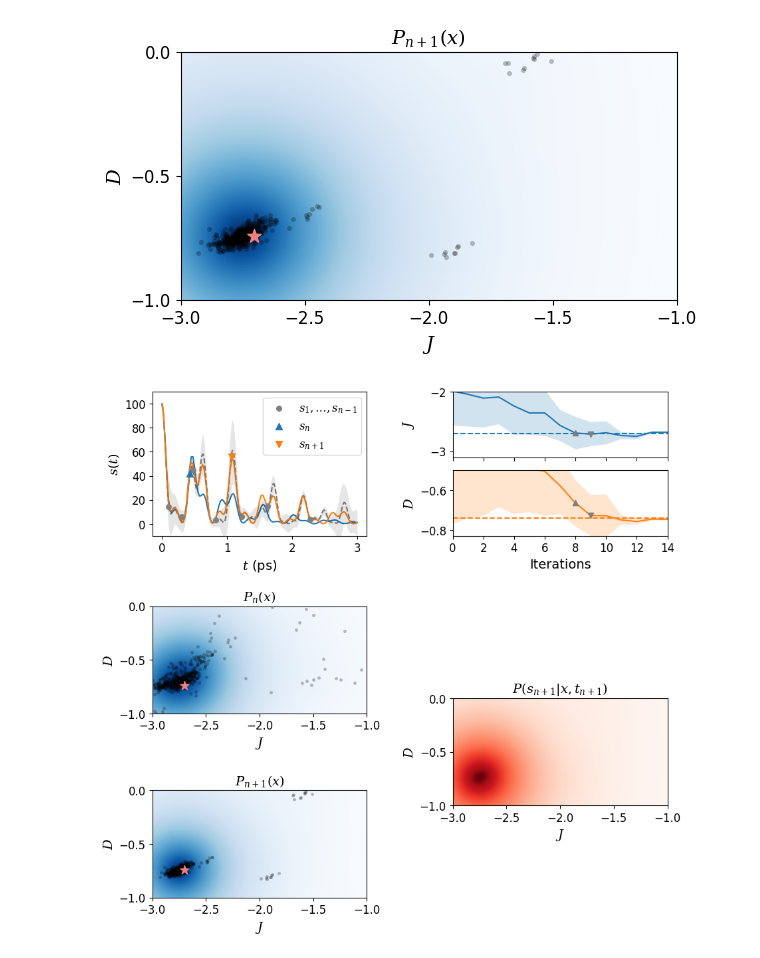
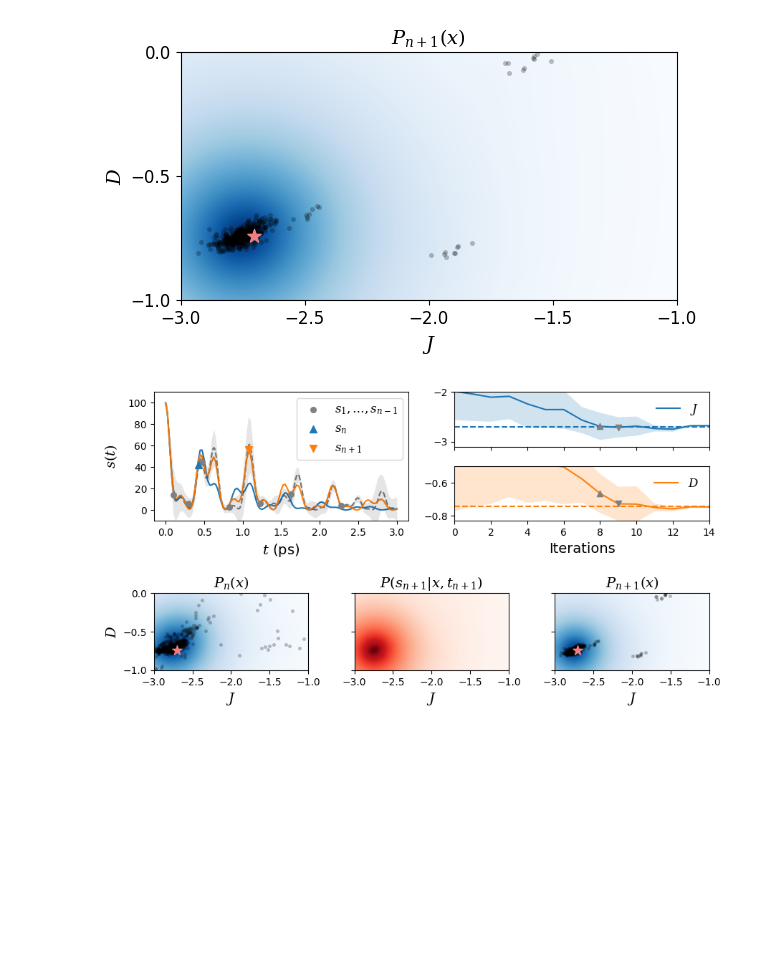
Before and after one commit to zhantaochen/ML-XPFS_Steering, a Jupyter notebook: postproc_bayesian_plot.ipynb, the cells around one changed output. Cells and saved outputs as stored; diff of their text form; code cells hidden in the pictures; blank space fills up the shorter version.

Commit message:
more plotting updates

```diff
--- a/postproc_bayesian_plot.ipynb
+++ b/postproc_bayesian_plot.ipynb
@@ -159,13 +161,15 @@ Text(0.5, 1.0, '$P_{n+1}(x)$')
 # %%
 import matplotlib.ticker as plticker
 
+plt.rc('xtick', labelsize=10)    # fontsize of the tick labels
+plt.rc('ytick', labelsize=10)    # fontsize of the tick labels
 xloc = plticker.MultipleLocator(base=0.5) # this locator puts ticks at regular intervals
 yloc = plticker.MultipleLocator(base=0.5) # this locator puts ticks at regular intervals
 
-fig = plt.figure(figsize=(10,10))
-gs = fig.add_gridspec(nrows=3, ncols=2, wspace=0.4, hspace=0.5, height_ratios=[1.2,1,1])
+fig = plt.figure(figsize=(10,6))
+gs = fig.add_gridspec(nrows=3, ncols=6, wspace=0.85, hspace=0.2, height_ratios=[.3,.3,1])
 
-ax_st = fig.add_subplot(gs[0,0])
+ax_st = fig.add_subplot(gs[:2,:3])
 ax_st.plot(times_finer, signals_finer, color='gray', linestyle='--', zorder=0)
 ax_st.plot(times, signals_predicted[n_iter_before], color='C0', linestyle='-', zorder=0)
 ax_st.plot(times, signals_predicted[n_iter_after], color='C1', linestyle='-', zorder=0)
@@ -187,24 +191,25 @@ ax_st.legend(fontsize=12)
 ax_st.set_xlabel('$t$ (ps)', fontsize=14)
 ax_st.set_ylabel('$s(t)$', fontsize=14)
 
-gs_pm = gs[0,1].subgridspec(2,1)
-ax_pm = fig.add_subplot(gs_pm[0])
+# gs_pm = gs[0,1].subgridspec(2,1)
+ax_pm = fig.add_subplot(gs[0,3:])
 ax_pm.plot(param_mean[:,0], label='$J$')
 ax_pm.fill_between(np.arange(41),
                 param_mean[:,0] - param_std[:,0],
                 param_mean[:,0] + param_std[:,0], alpha=0.2, linewidth=0.0)
 ax_pm.scatter([n_iter_before],
               [param_mean[n_iter_before,0]],
-              marker='^', s=35, zorder=3, color=['gray'], label='$n$')
+              marker='^', s=35, zorder=3, color=['gray'], label='_no_label_')
 ax_pm.scatter([ n_iter_after],
               [param_mean[n_iter_after,0]],
-              marker='v', s=35, zorder=3, color=['gray'], label='$n+1$')
+              marker='v', s=35, zorder=3, color=['gray'], label='_no_label_')
 ax_pm.hlines(param_true[0], 0, 42, linestyles='--', colors='C0')
+ax_pm.legend(frameon=False, loc='upper right')
 plt.setp(ax_pm.get_xticklabels(),visible=False)
-ax_pm.set_ylabel('$J$', fontsize=14)
+# ax_pm.set_ylabel('$J$', fontsize=14)
 ax_pm.set_ylim([-3.1, -2.])
 
-ax_pm2 = fig.add_subplot(gs_pm[1])
+ax_pm2 = fig.add_subplot(gs[1,3:])
 ax_pm2.sharex(ax_pm)
 ax_pm2.plot(param_mean[:,1], label='$D$', color='C1')
 ax_pm2.fill_between(np.arange(41),
@@ -212,21 +217,22 @@ ax_pm2.fill_between(np.arange(41),
                 param_mean[:,1] + param_std[:,1], alpha=0.2, color='C1', linewidth=0.0)
 ax_pm2.scatter([n_iter_before],
               [param_mean[n_iter_before,1]],
-              marker='^', s=35, zorder=3, color=['gray'], label='$n$')
+              marker='^', s=35, zorder=3, color=['gray'], label='_no_label_')
 ax_pm2.scatter([ n_iter_after],
               [param_mean[n_iter_after,1]],
-              marker='v', s=35, zorder=3, color=['gray'], label='$n+1$')
+              marker='v', s=35, zorder=3, color=['gray'], label='_no_label_')
 ax_pm2.hlines(param_true[1], 0, 42, linestyles='--', colors='C1')
 ax_pm2.set_xlabel('Iterations', fontsize=14)
-ax_pm2.set_ylabel('$D$', fontsize=14)
+# ax_pm2.set_ylabel('$D$', fontsize=14)
 ax_pm2.set_ylim([-0.83, -0.5])
 ax_pm2.set_xlim([0, 14])
 ax_pm2.set_xticks(np.arange(0, 15, 2))
 ax_pm2.set_xticklabels(np.arange(0, 15, 2))
+ax_pm2.legend(frameon=False, loc='upper right')
 # ax_pm.legend(ncols=1, fontsize=12)
-fig.align_ylabels(axs=[ax_pm,ax_pm2])
+# fig.align_ylabels(axs=[ax_pm,ax_pm2])
 
-ax_prior = fig.add_subplot(gs[1,0])
+ax_prior = fig.add_subplot(gs[2,:2])
 ax_prior.imshow(np.exp(log_dens_before), extent=[-3, -1, -1, 0], origin='lower', cmap='Blues')
 # ax.scatter(X[0], X[1])
 ax_prior.scatter(particles_hist[n_iter_before,0], particles_hist[n_iter_before,1], marker='.', color='k', s=50, alpha=0.25, linewidth=0)
@@ -235,37 +241,40 @@ ax_prior.set_aspect('equal')
 ax_prior.set_xlim([-3,-1])
 ax_prior.set_xlabel('$J$', fontsize=14)
 ax_prior.xaxis.set_major_locator(xloc)
 ax_prior.set_ylim([-1,0])
 ax_prior.set_ylabel('$D$', fontsize=14)
 ax_prior.yaxis.set_major_locator(yloc)
 ax_prior.set_title(r'$P_{n}(x)$', fontsize=14)
 
-ax_post = fig.add_subplot(gs[2,0])
+ax_post = fig.add_subplot(gs[2,4:])
 ax_post.imshow(np.exp(log_dens_after), extent=[-3, -1, -1, 0], origin='lower', cmap='Blues')
 ax_post.scatter(particles_hist[n_iter_after,0], particles_hist[n_iter_after,1], marker='.', color='k', s=50, alpha=0.25, linewidth=0)
 ax_post.scatter(X_true[0], X_true[1], marker='*', color='lightcoral', s=100)
 ax_post.set_aspect('equal')
 ax_post.set_xlim([-3,-1])
 ax_post.set_xlabel('$J$', fontsize=14)
 ax_post.xaxis.set_major_locator(xloc)
 ax_post.set_ylim([-1,0])
-ax_post.set_ylabel('$D$', fontsize=14)
-ax_post.yaxis.set_major_locator(yloc)
+# ax_post.set_ylabel('$D$', fontsize=14)
+# ax_post.yaxis.set_major_locator(yloc)
 ax_post.set_title(r'$P_{n+1}(x)$', fontsize=14)
+plt.setp(ax_post.get_yticklabels(),visible=False)
 
-ax_likyhd = fig.add_subplot(gs[1:,1])
+ax_likyhd = fig.add_subplot(gs[2,2:4])
 ax_likyhd.imshow(np.exp(log_dens_likyhd), extent=[-3, -1, -1, 0], origin='lower', cmap='Reds')
 # ax.scatter(X[0], X[1])
 # ax.scatter(X_true[0], X_true[1], marker='*', color='firebrick')
 ax_likyhd.set_aspect('equal')
 ax_likyhd.set_xlabel('$J$', fontsize=14)
 ax_likyhd.xaxis.set_major_locator(xloc)
-ax_likyhd.set_ylabel('$D$', fontsize=14)
-ax_likyhd.yaxis.set_major_locator(yloc)
+# ax_likyhd.set_ylabel('$D$', fontsize=14)
+# ax_likyhd.yaxis.set_major_locator(yloc)
 ax_likyhd.set_title(r'$P(s_{n+1}|x,t_{n+1})$', fontsize=14)
+plt.setp(ax_likyhd.get_yticklabels(),visible=False)
+fig.align_ylabels(axs=[ax_st,ax_prior])
 
 fig.tight_layout()
 
 fig.savefig('figures/bayesian_illustration/bayesian_illustration.pdf', bbox_inches='tight')
 # %% [output]
-[figure, old version]
+[figure, new version]
```
Also changed, not shown: parts of 1 cell of this notebook, 9 other files.
